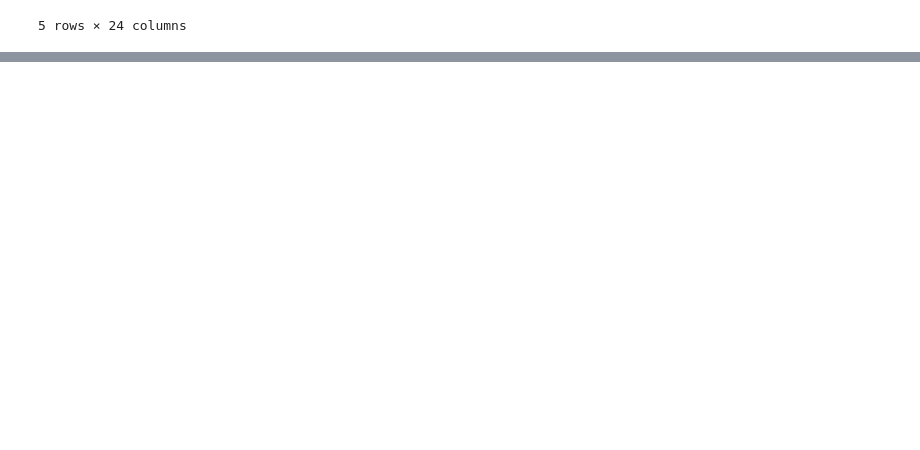
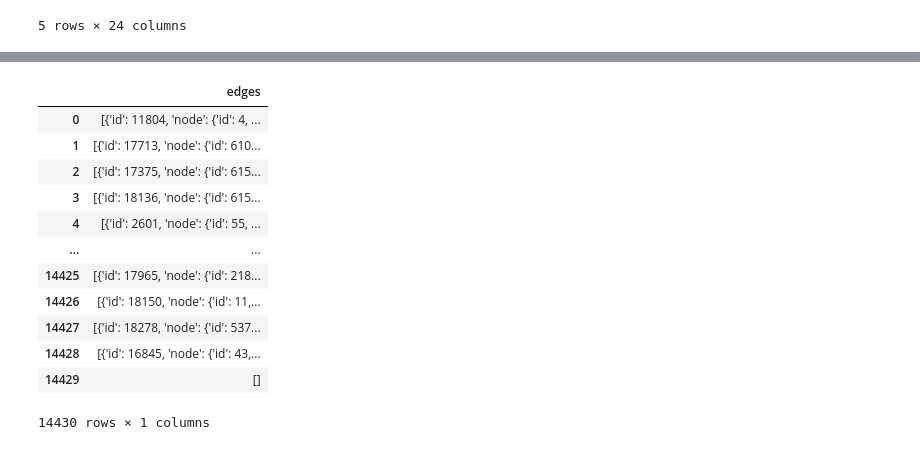
Before and after one commit to sn-ekstrand/content-based-anime-recommender, a Jupyter notebook: data_cleaning.ipynb, the cells around one changed output, grey strips where cells are left out. Saved outputs shown, nothing was run; the diff lists cells and outputs as text; code cells hidden in the pictures; blank space fills up the shorter version.

```diff
--- a/data_cleaning.ipynb
+++ b/data_cleaning.ipynb
@@ -158,0 +192,17 @@ media_df.head()
+# %%
+studios_df = studios_df['studios'].apply(pd.Series)
+studios_df
+# %% [output]
+|  | edges |
+| 0 | [{'id': 11804, 'node': {'id': 4, ... |
+| 1 | [{'id': 17713, 'node': {'id': 610... |
+| 2 | [{'id': 17375, 'node': {'id': 615... |
+| 3 | [{'id': 18136, 'node': {'id': 615... |
+| 4 | [{'id': 2601, 'node': {'id': 55, ... |
+| ... | ... |
+| 14425 | [{'id': 17965, 'node': {'id': 218... |
+| 14426 | [{'id': 18150, 'node': {'id': 11,... |
+| 14427 | [{'id': 18278, 'node': {'id': 537... |
+| 14428 | [{'id': 16845, 'node': {'id': 43,... |
+| 14429 | [] |
+14430 rows × 1 columns
```
Also changed, not shown: parts of 12 cells of this notebook.
